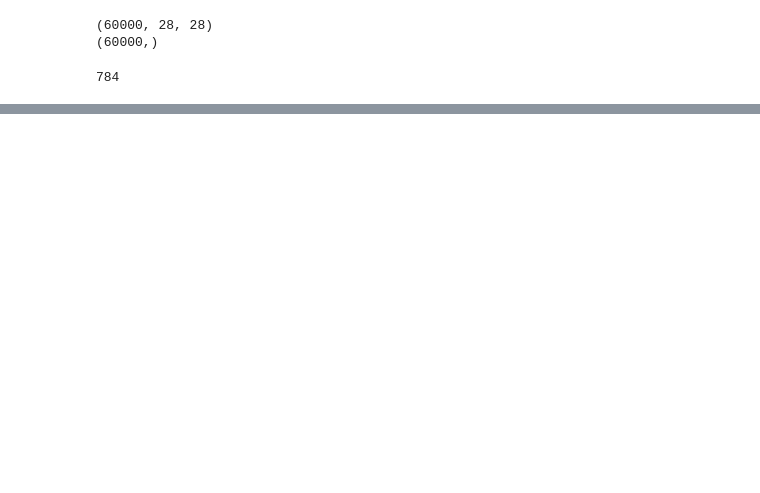
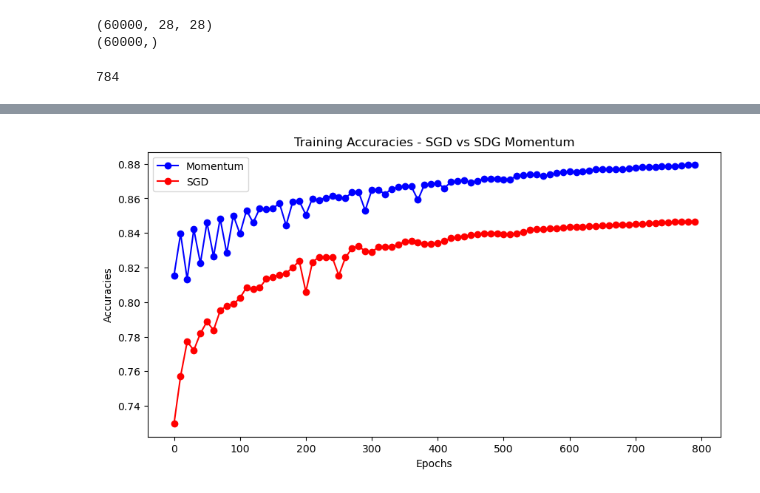
Before and after one commit to Ayush-2001-Dhanraj/soft-computing-assignment, a Jupyter notebook: 03_NN.ipynb, the cells around one changed output, grey strips where cells are left out. Drawn from its saved outputs; the diff is of its cells as text; code cells hidden in the pictures; blank space fills up the shorter version.

```diff
--- a/03_NN.ipynb
+++ b/03_NN.ipynb
@@ -436,0 +564,13 @@ validation, acc: 0.825, loss: 0.645
+# %%
+epochs = range(0, 800, 10)
+plt.figure(figsize=(10, 5))
+plt.plot(epochs, accuracies_mom[30:], label='Momentum', marker='o', color="blue")
+plt.plot(epochs, accuracies_sgd[30:], label='SGD', marker='o', color='red')
+plt.title('Training Accuracies - SGD vs SGD Momentum')
+plt.xlabel('Epochs')
+plt.ylabel('Accuracies')
+plt.legend()
+plt.savefig('training_metrics_plot.png')
+plt.show()
+# %% [output]
+[figure, added]
```
Also changed, not shown: parts of 16 cells of this notebook, 5 other files.
